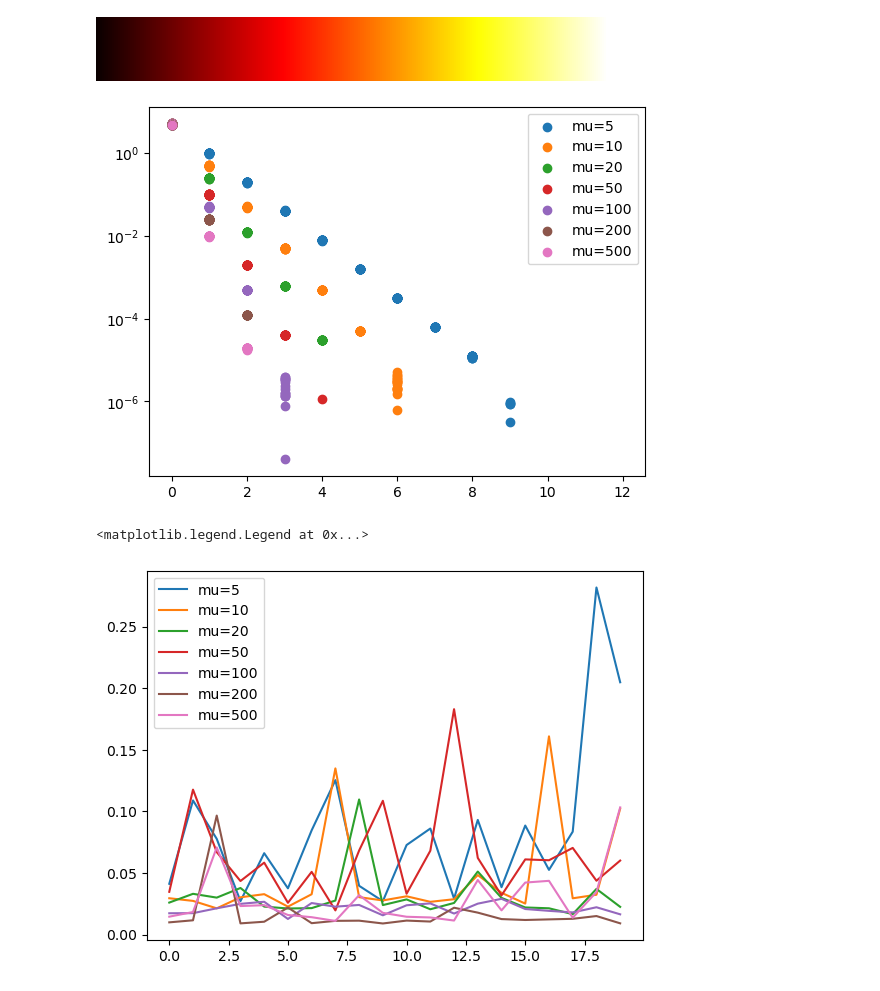
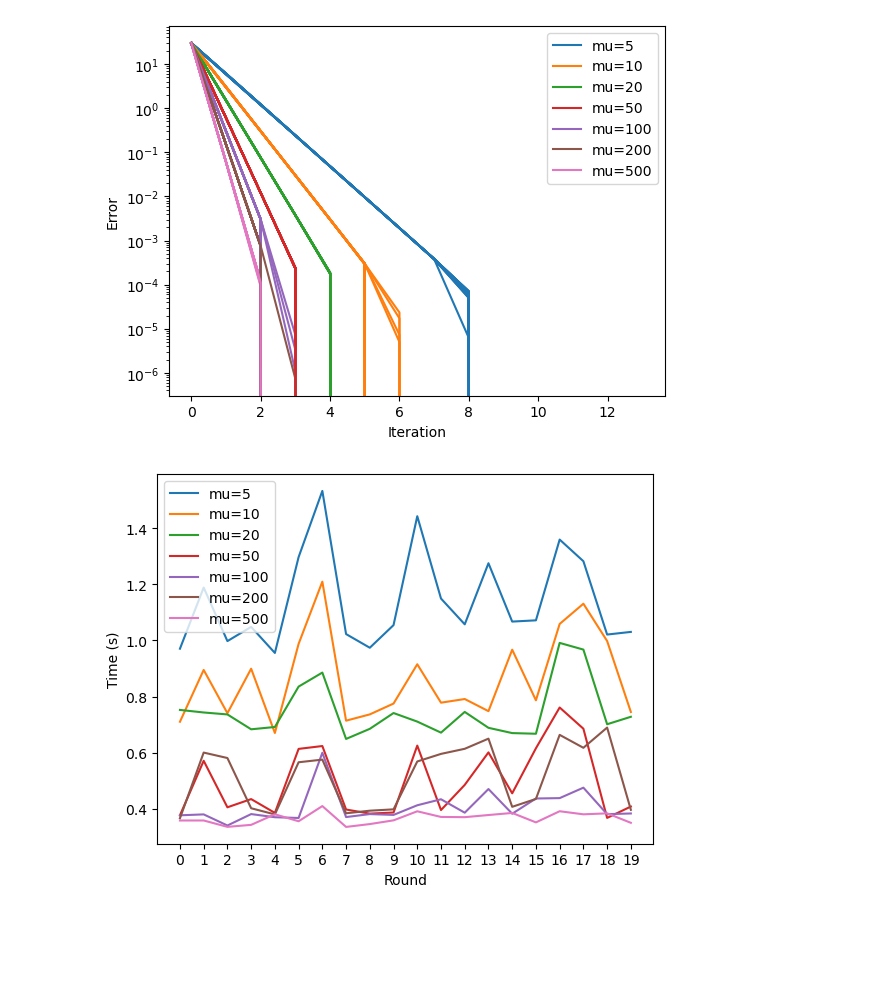
Before and after one commit to Jinyi-Liu/optimization-project, a Jupyter notebook: log-barrier.ipynb, the cells around one changed output. Saved outputs shown, nothing was run; the diff lists cells and outputs as text; code cells hidden in the pictures; blank space fills up the shorter version.

```diff
--- a/log-barrier.ipynb
+++ b/log-barrier.ipynb
@@ -28,48 +28,52 @@ def log_barrier(x0, A, b, t, mu, TOL=1e-8, MAXITERS=100,  alpha=0.01, beta=0.8,p
         t *= mu
         central_path.append(x_inner)
     return central_path
-# %%
-matplotlib.colormaps.get_cmap('hot')
-# %% [output]
-[figure, removed]
 # %%
 # m: number of constraints
 # n: number of variables
 import matplotlib
-m = 50
-n = 100
+m = 200
+n = 500
 np.random.seed(0)
 rounds=20
 mu_list = [5, 10, 20, 50, 100, 200, 500]
 # get matplot colors map for mu_list
+# colors = matplotlib.colormaps.get_cmap('cool')(np.linspace(0, 1, len(mu_list)))
 colors = list(matplotlib.colormaps.get_cmap('tab10').colors[:len(mu_list)])
-time_consumed = np.ones((rounds,len(mu_list)))
+time_consumed = np.zeros((rounds,len(mu_list)))
 iters = 0
 while iters < rounds:
     A = np.random.randn(m, n)
     x0 = np.random.random(n)
     b = A.dot(x0)
     z = np.random.randn(m)
     s = 10*np.random.random(n)
     # This is to make sure that the dual problem is feasible in interior since A.T @ z < c.
     c = A.T.dot(z) + s
     sol = cvx_solution(A, b, c)
     for index, mu in enumerate(mu_list):
         start_time = time()
-        x_lb = log_barrier(x0, A, b, t=10, mu=mu, TOL=1e-8, MAXITERS=100,  alpha=0.01, beta=0.8, print_iter=False)
+        x_lb = log_barrier(x0.copy(), A, b, t=10, mu=mu, TOL=1e-8, MAXITERS=100,  alpha=0.01, beta=0.8, print_iter=False)
         end_time = time()
         time_consumed[iters, index] = end_time-start_time
         plot_error_iter(x_lb@c, sol, "mu="+str(mu), color=colors[index])
     iters += 1
 
 plt.yscale("log")
+plt.xlabel("Iteration")
+plt.ylabel("Error")
 plt.legend(["mu="+str(mu) for mu in mu_list])
-
+plt.savefig("./figure/log_barrier_%d_%d.png"%(m,n))
 plt.show()
 
-plt.plot(time_consumed)
+for index, mu in enumerate(mu_list):
+    plt.plot(time_consumed[:,index], color=colors[index])
+plt.xticks(np.arange(0, 20, 1))
+plt.xlabel("Round")
+plt.ylabel("Time (s)")
 plt.legend(["mu="+str(mu) for mu in mu_list])
+plt.savefig("./figure/log_barrier_%d_%d_time.png"%(m,n))
+plt.show()
 # %% [output]
-[figure, old version]
+[figure, new version]
-<matplotlib.legend.Legend at 0x...>
-[figure, old version]
+[figure, new version]
```
Also changed, not shown: 12 other files.
